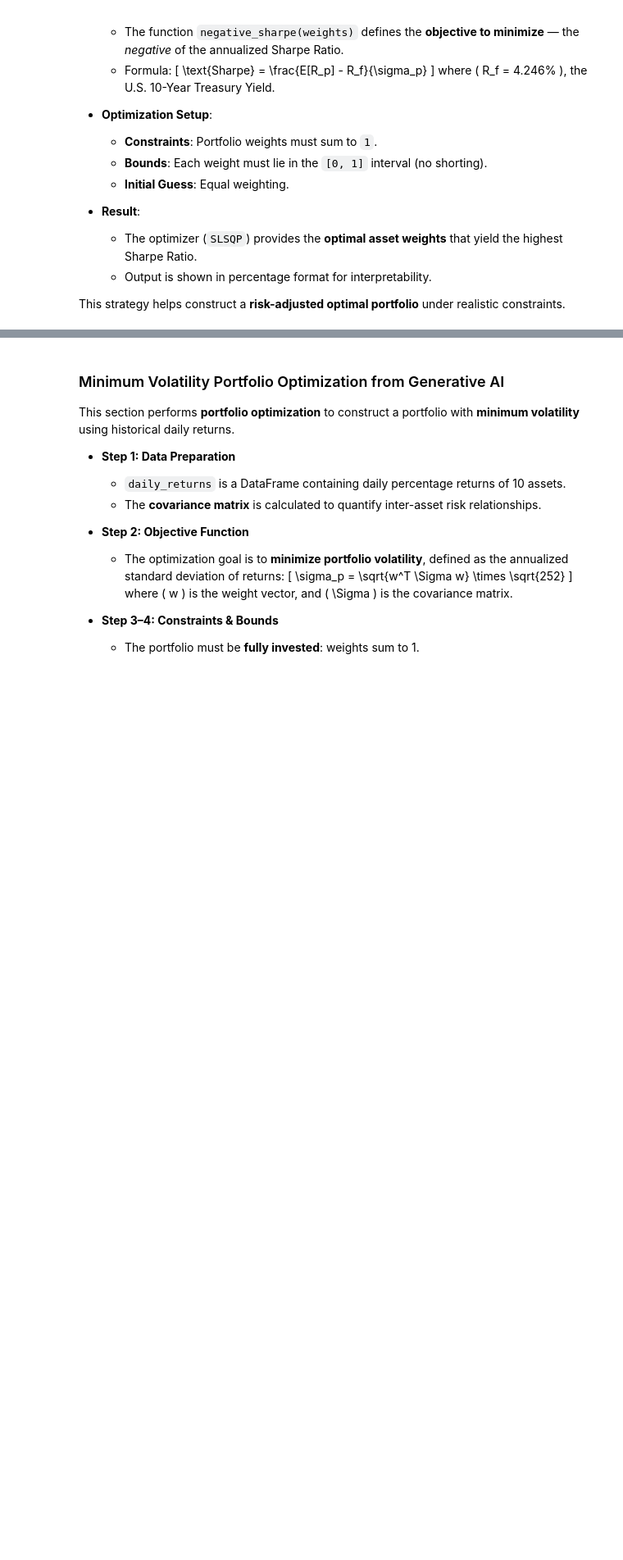
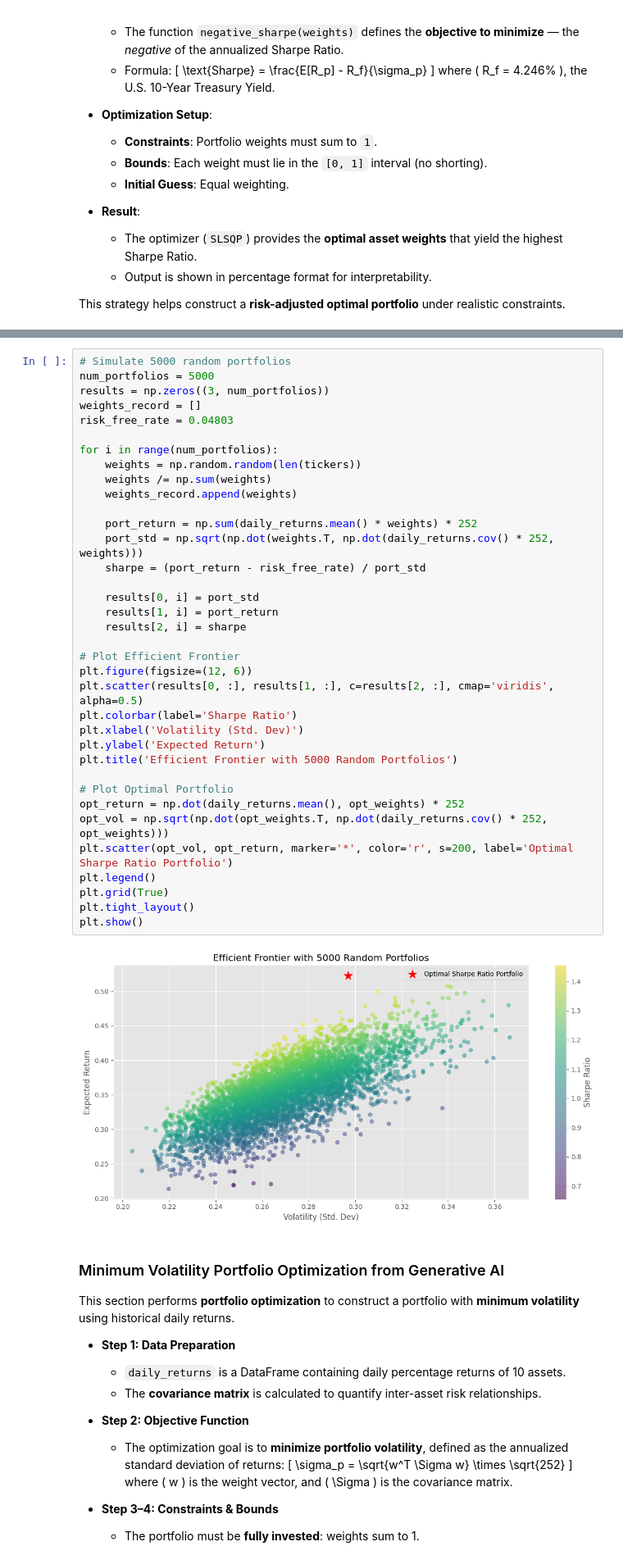
Before and after one commit to Imperial-Business-School/python-for-finance-jume8jume7, a Jupyter notebook: Individual Assignment/Portfolios.ipynb, the cells around one changed output, grey strips where cells are left out. Shown at 82% size. Drawn from its saved outputs; the diff is of its cells as text; blank space fills up the shorter version.

```diff
--- a/Individual Assignment/Portfolios.ipynb
+++ b/Individual Assignment/Portfolios.ipynb
@@ -742,3 +759,41 @@ Ticker  Optimal Weight (%)
+# %%
+# Simulate 5000 random portfolios
+num_portfolios = 5000
+results = np.zeros((3, num_portfolios))
+weights_record = []
+risk_free_rate = 0.04803
+
+for i in range(num_portfolios):
+    weights = np.random.random(len(tickers))
+    weights /= np.sum(weights)
+    weights_record.append(weights)
+
+    port_return = np.sum(daily_returns.mean() * weights) * 252
+    port_std = np.sqrt(np.dot(weights.T, np.dot(daily_returns.cov() * 252, weights)))
+    sharpe = (port_return - risk_free_rate) / port_std
+
+    results[0, i] = port_std
+    results[1, i] = port_return
+    results[2, i] = sharpe
+
+# Plot Efficient Frontier
+plt.figure(figsize=(12, 6))
+plt.scatter(results[0, :], results[1, :], c=results[2, :], cmap='viridis', alpha=0.5)
+plt.colorbar(label='Sharpe Ratio')
+plt.xlabel('Volatility (Std. Dev)')
+plt.ylabel('Expected Return')
+plt.title('Efficient Frontier with 5000 Random Portfolios')
+
+# Plot Optimal Portfolio
+opt_return = np.dot(daily_returns.mean(), opt_weights) * 252
+opt_vol = np.sqrt(np.dot(opt_weights.T, np.dot(daily_returns.cov() * 252, opt_weights)))
+plt.scatter(opt_vol, opt_return, marker='*', color='r', s=200, label='Optimal Sharpe Ratio Portfolio')
+plt.legend()
+plt.grid(True)
+plt.tight_layout()
+plt.show()
+# %% [output]
+[figure, added]
 # %% [markdown]
 ### Minimum Volatility Portfolio Optimization from Generative AI
 
```
Also changed, not shown: parts of 6 cells of this notebook, 1 other file.
